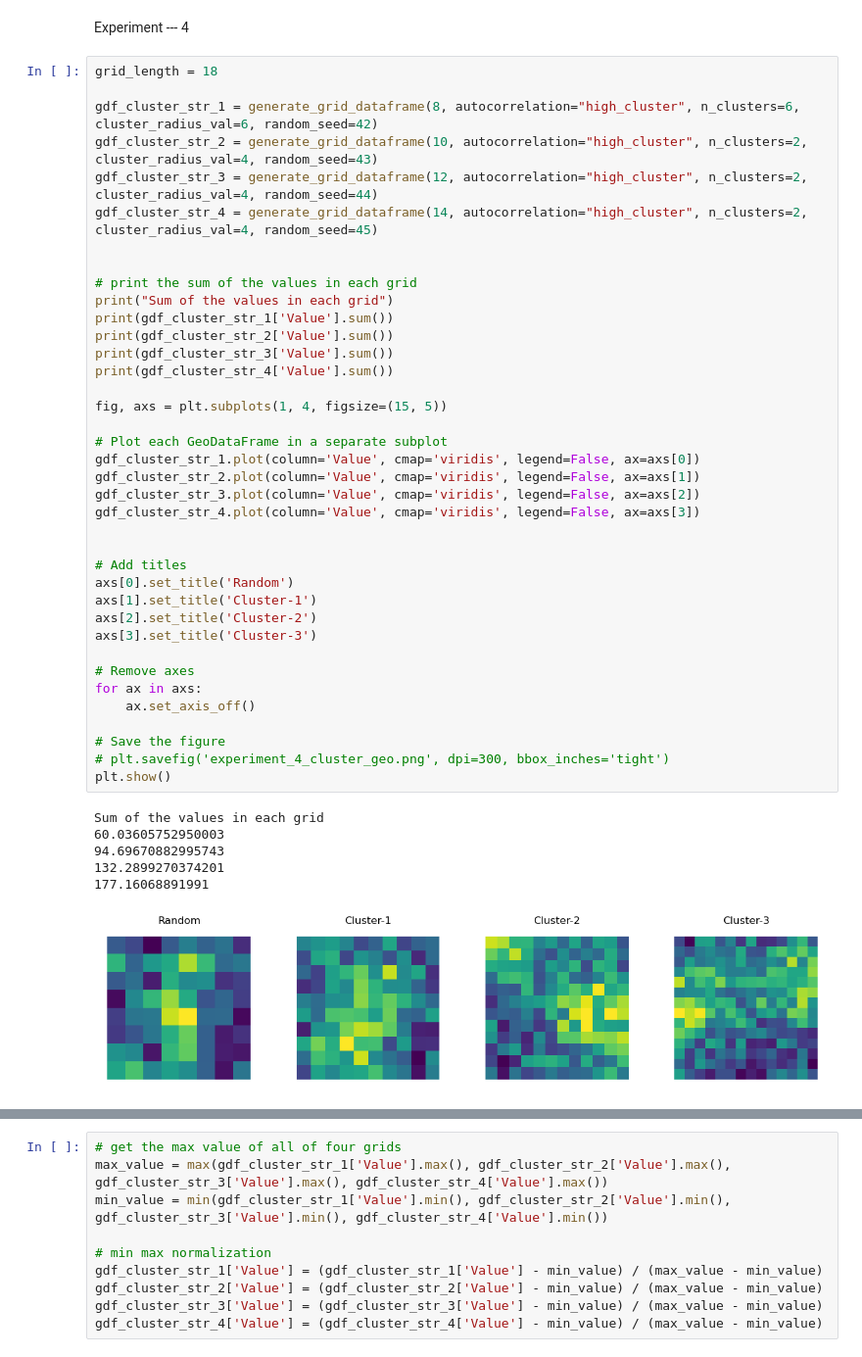
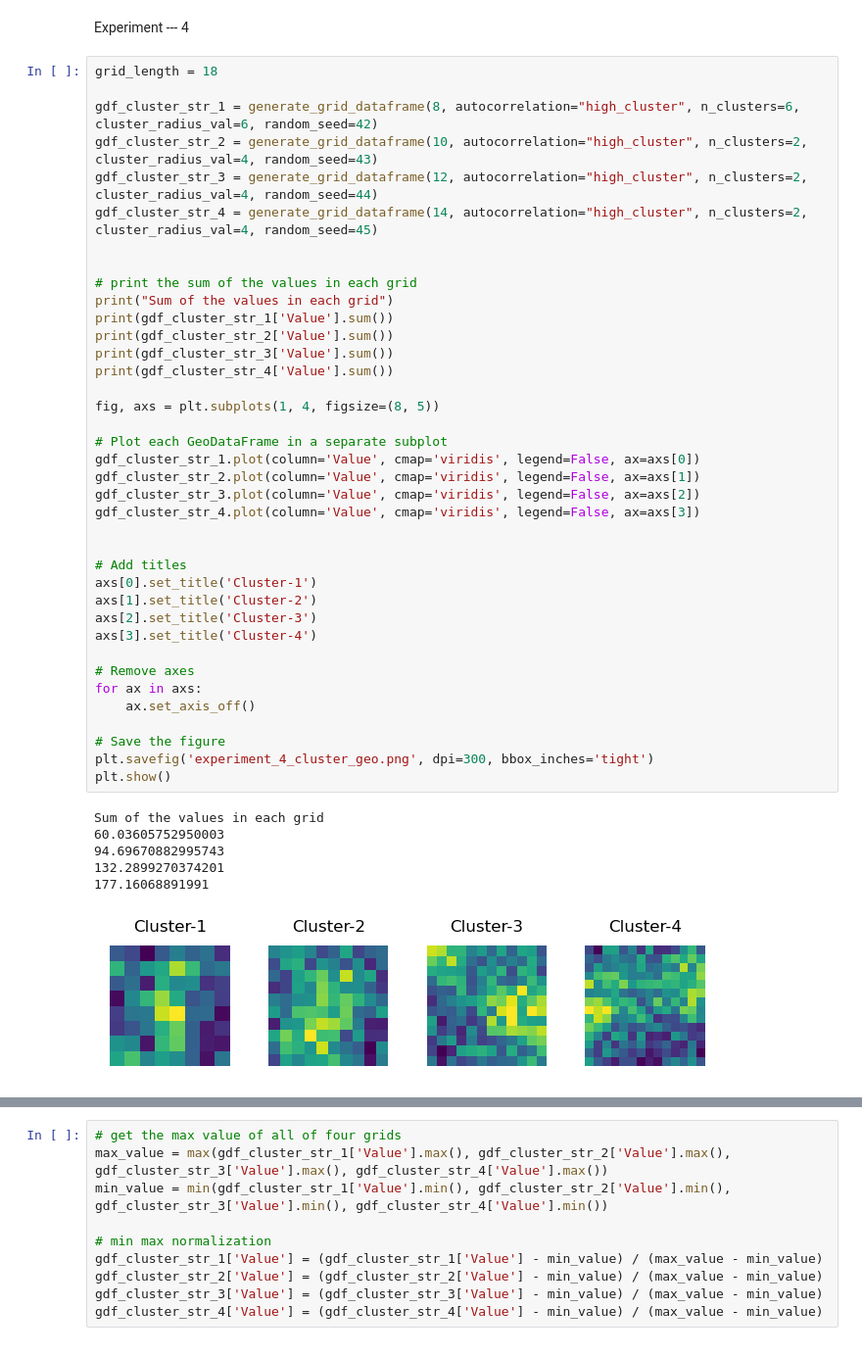
Before and after one commit to hashansl/ornl-spatial-simulations, a Jupyter notebook: experiment_2/simulation_1.ipynb, the cells around one changed output, grey strips where cells are left out. Shown: that part at 98% size. Drawn from its saved outputs; the diff is of its cells as text.

```diff
--- a/experiment_2/simulation_1.ipynb
+++ b/experiment_2/simulation_1.ipynb
@@ -759,37 +1339,37 @@ gdf_cluster_str_4 = generate_grid_dataframe(14, autocorrelation="high_cluster",
 
 # print the sum of the values in each grid
 print("Sum of the values in each grid")
 print(gdf_cluster_str_1['Value'].sum())
 print(gdf_cluster_str_2['Value'].sum())
 print(gdf_cluster_str_3['Value'].sum())
 print(gdf_cluster_str_4['Value'].sum())
 
-fig, axs = plt.subplots(1, 4, figsize=(15, 5))
+fig, axs = plt.subplots(1, 4, figsize=(8, 5))
 
 # Plot each GeoDataFrame in a separate subplot
 gdf_cluster_str_1.plot(column='Value', cmap='viridis', legend=False, ax=axs[0])
 gdf_cluster_str_2.plot(column='Value', cmap='viridis', legend=False, ax=axs[1])
 gdf_cluster_str_3.plot(column='Value', cmap='viridis', legend=False, ax=axs[2])
 gdf_cluster_str_4.plot(column='Value', cmap='viridis', legend=False, ax=axs[3])
 
 
 # Add titles
-axs[0].set_title('Random')
-axs[1].set_title('Cluster-1')
-axs[2].set_title('Cluster-2')
-axs[3].set_title('Cluster-3')
+axs[0].set_title('Cluster-1')
+axs[1].set_title('Cluster-2')
+axs[2].set_title('Cluster-3')
+axs[3].set_title('Cluster-4')
 
 # Remove axes
 for ax in axs:
     ax.set_axis_off()
 
 # Save the figure
-# plt.savefig('experiment_4_cluster_geo.png', dpi=300, bbox_inches='tight')
+plt.savefig('experiment_4_cluster_geo.png', dpi=300, bbox_inches='tight')
 plt.show()
 # %% [output]
 Sum of the values in each grid
 60.03605752950003
 94.69670882995743
 132.2899270374201
 177.16068891991
-[figure, old version]
+[figure, new version]
```
Also changed, not shown: parts of 27 cells of this notebook, 2 other files.
